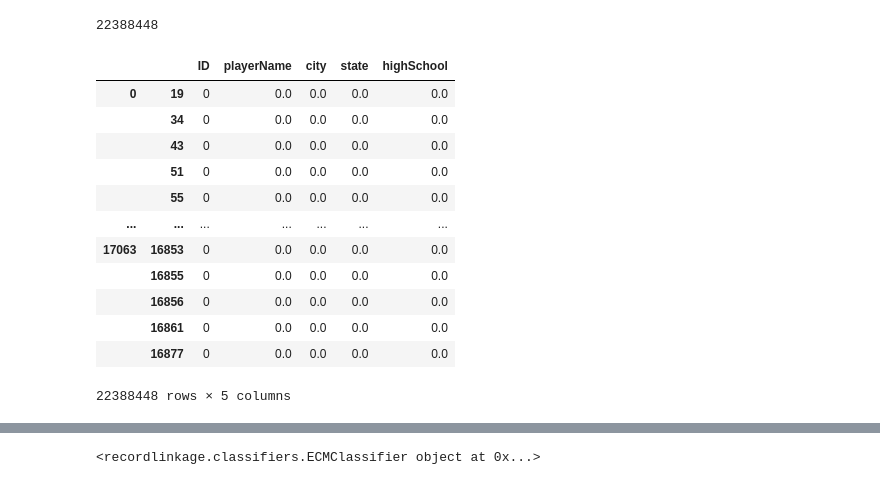
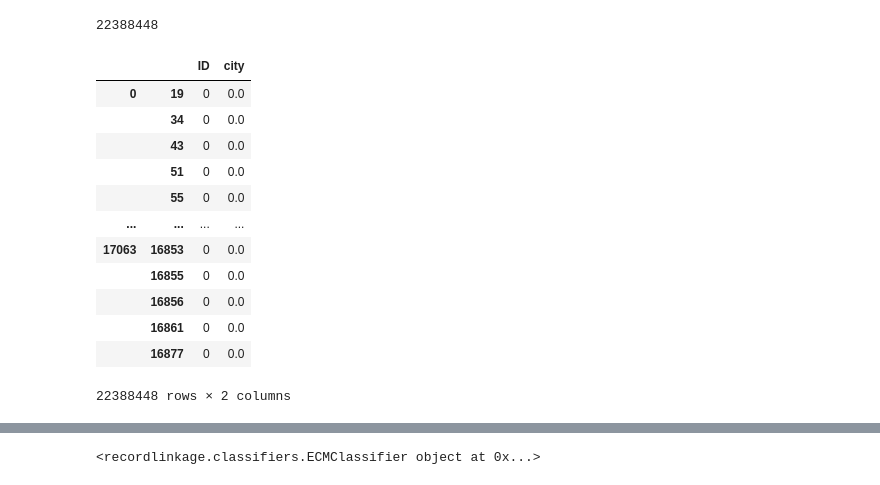
Before and after one commit to andrewt-cville/recruiting, a Jupyter notebook: LinkingEngine 3.0.ipynb, the cells around one changed output, grey strips where cells are left out. Saved outputs shown, nothing was run; the diff lists cells and outputs as text; code cells hidden in the pictures.

```diff
--- a/LinkingEngine 3.0.ipynb
+++ b/LinkingEngine 3.0.ipynb
@@ -127,30 +134,32 @@ print(len(candidate_links))
 # %%
 c = recordlinkage.Compare()
 
+
 c.exact('ID', 'ID', label='ID')
-c.string('playerName', 'playerName', method='levenshtein', threshold=3, label='playerName')
-c.string('city', 'city', method='levenshtein', threshold=3, label='city')
-c.string('state', 'state', method='levenshtein', threshold=3, label='state')
-c.string('highSchool', 'highSchool', method='levenshtein', threshold=5, label='highSchool')
+
+#c.string(str('playerName'), str('playerName'), method='damerau_levenshtein', threshold=5, label='playerName')
+c.string('city', 'city', method='levenshtein', threshold=10, label='city')
+#c.string('state', 'state', method='levenshtein', threshold=3, label='state')
+#c.string('highSchool', 'highSchool', method='levenshtein', threshold=5, label='highSchool')
 
 # The comparison vectors
 features = c.compute(candidate_links, df_sports247, df_rivals)
 
 features
 # %% [output]
-|  |  | ID | playerName | city | state | highSchool |
-| 0 | 19 | 0 | 0.0 | 0.0 | 0.0 | 0.0 |
-|  | 34 | 0 | 0.0 | 0.0 | 0.0 | 0.0 |
-|  | 43 | 0 | 0.0 | 0.0 | 0.0 | 0.0 |
-|  | 51 | 0 | 0.0 | 0.0 | 0.0 | 0.0 |
-|  | 55 | 0 | 0.0 | 0.0 | 0.0 | 0.0 |
-| ... | ... | ... | ... | ... | ... | ... |
-| 17063 | 16853 | 0 | 0.0 | 0.0 | 0.0 | 0.0 |
-|  | 16855 | 0 | 0.0 | 0.0 | 0.0 | 0.0 |
-|  | 16856 | 0 | 0.0 | 0.0 | 0.0 | 0.0 |
-|  | 16861 | 0 | 0.0 | 0.0 | 0.0 | 0.0 |
-|  | 16877 | 0 | 0.0 | 0.0 | 0.0 | 0.0 |
+|  |  | ID | city |
+| 0 | 19 | 0 | 0.0 |
+|  | 34 | 0 | 0.0 |
+|  | 43 | 0 | 0.0 |
+|  | 51 | 0 | 0.0 |
+|  | 55 | 0 | 0.0 |
+| ... | ... | ... | ... |
+| 17063 | 16853 | 0 | 0.0 |
+|  | 16855 | 0 | 0.0 |
+|  | 16856 | 0 | 0.0 |
+|  | 16861 | 0 | 0.0 |
+|  | 16877 | 0 | 0.0 |
-22388448 rows × 5 columns
+22388448 rows × 2 columns
 # %%
 features.describe()
 # %% [output]
```
Also changed, not shown: parts of 13 cells of this notebook, 13 other files.
